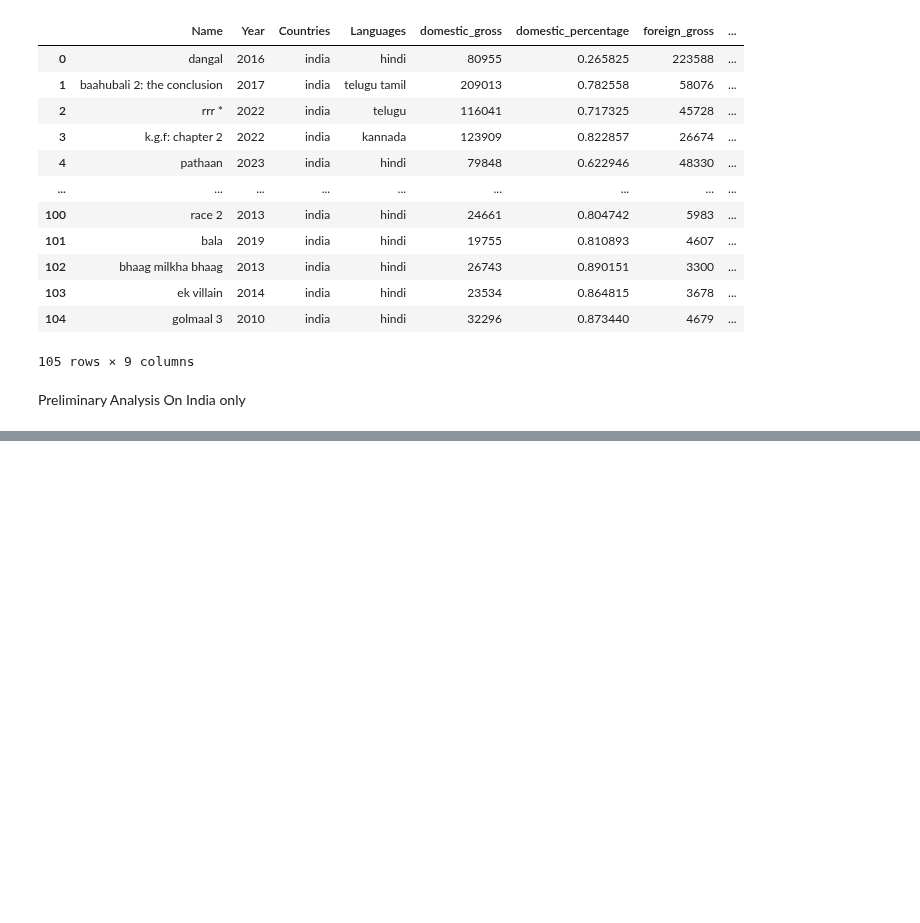
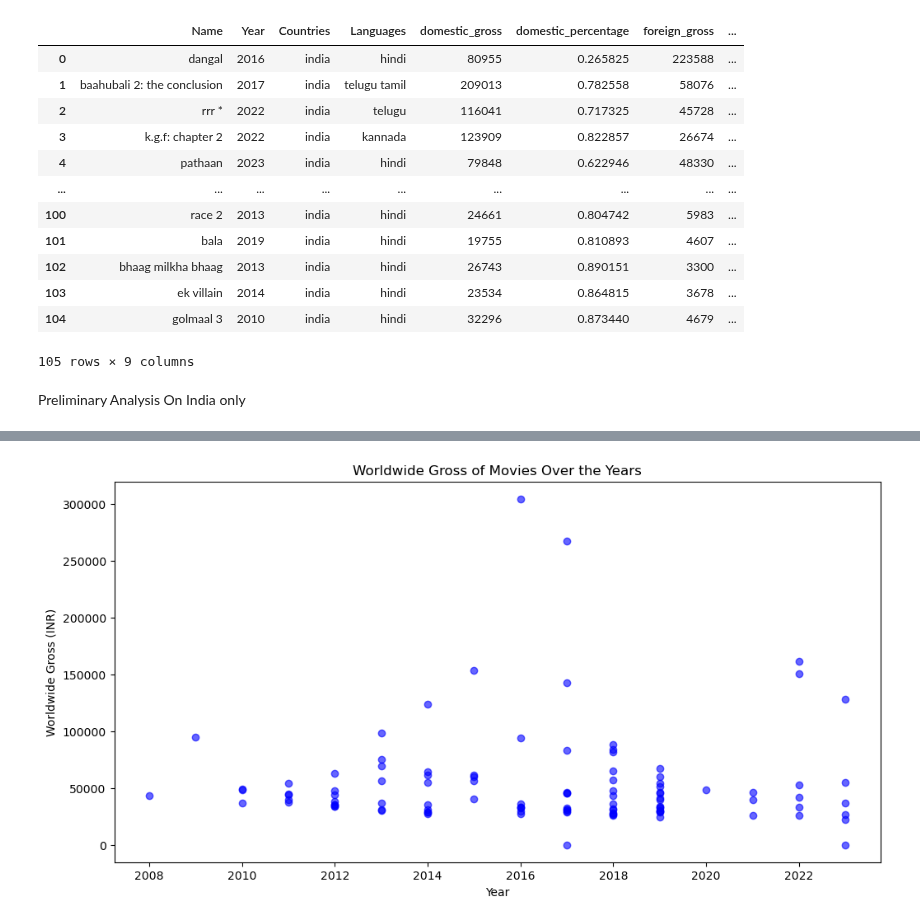
Before and after one commit to epfl-ada/ada-2024-project-thelordsofdata, a Jupyter notebook: src/data/cmu_analysis.ipynb, the cells around one changed output, grey strips where cells are left out. Drawn from its saved outputs; the diff is of its cells as text; code cells hidden in the pictures; blank space fills up the shorter version.

Commit message:
prelim analysis done on indian movies, 2 outliers dropped

```diff
--- a/src/data/cmu_analysis.ipynb
+++ b/src/data/cmu_analysis.ipynb
@@ -379,10 +379,10 @@ df_indian['Gross in India (INR)'] = df_indian['Gross in India (INR)'] * 10000
 
 df_indian.loc[df_indian['Name'] == 'brahmāstra: part one – shiva', 'Primary Language'] = 'Hindi'
 df_indian.loc[df_indian['Name'] == 'chennai express', 'Primary Language'] = 'Hindi'
-df_indian.loc[df_indian['Name'] == 'ponniyin selvan: ii', 'World wide gross (INR)'] = 412619769
-df_indian.loc[df_indian['Name'] == 'ponniyin selvan: ii', 'Gross in India (INR)'] = 312437220
-df_indian.loc[df_indian['Name'] == 'hindi medium', 'World wide gross (INR)'] = 2896854886
-df_indian.loc[df_indian['Name'] == 'hindi medium', 'Gross in India (INR)'] = 670540311
+df_indian.loc[df_indian['Name'] == 'ponniyin selvan: ii', 'World wide gross (INR)'] = 0#412619769
+df_indian.loc[df_indian['Name'] == 'ponniyin selvan: ii', 'Gross in India (INR)'] = 0#312437220
+df_indian.loc[df_indian['Name'] == 'hindi medium', 'World wide gross (INR)'] = 0#2896854886
+df_indian.loc[df_indian['Name'] == 'hindi medium', 'Gross in India (INR)'] = 0#670540311
 
 df_indian['Year'] = df_indian['Year'].replace(2911, 2011)
 
@@ -481,0 +512,14 @@ Preliminary Analysis On India only
+# %%
+# Create the scatter plot
+plt.figure(figsize=(12, 6))
+plt.scatter(df_indian['Year'], df_indian['worldwide_gross'], color='blue', alpha=0.6)
+
+# Add labels and title
+plt.xlabel('Year')
+plt.ylabel('Worldwide Gross (INR)')
+plt.title('Worldwide Gross of Movies Over the Years')
+
+# Show the plot
+plt.show()
+# %% [output]
+[figure, added]
```
Also changed, not shown: parts of 4 cells of this notebook.
